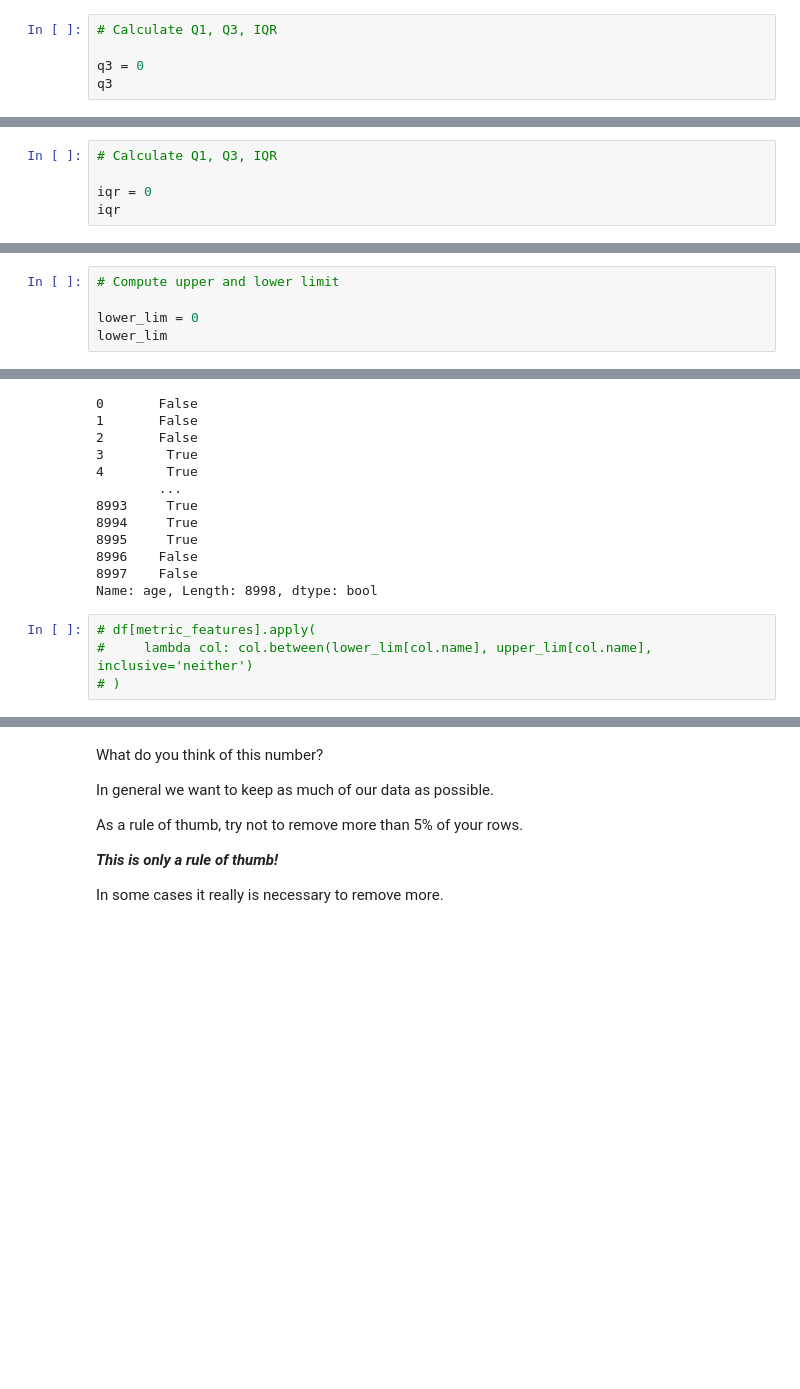
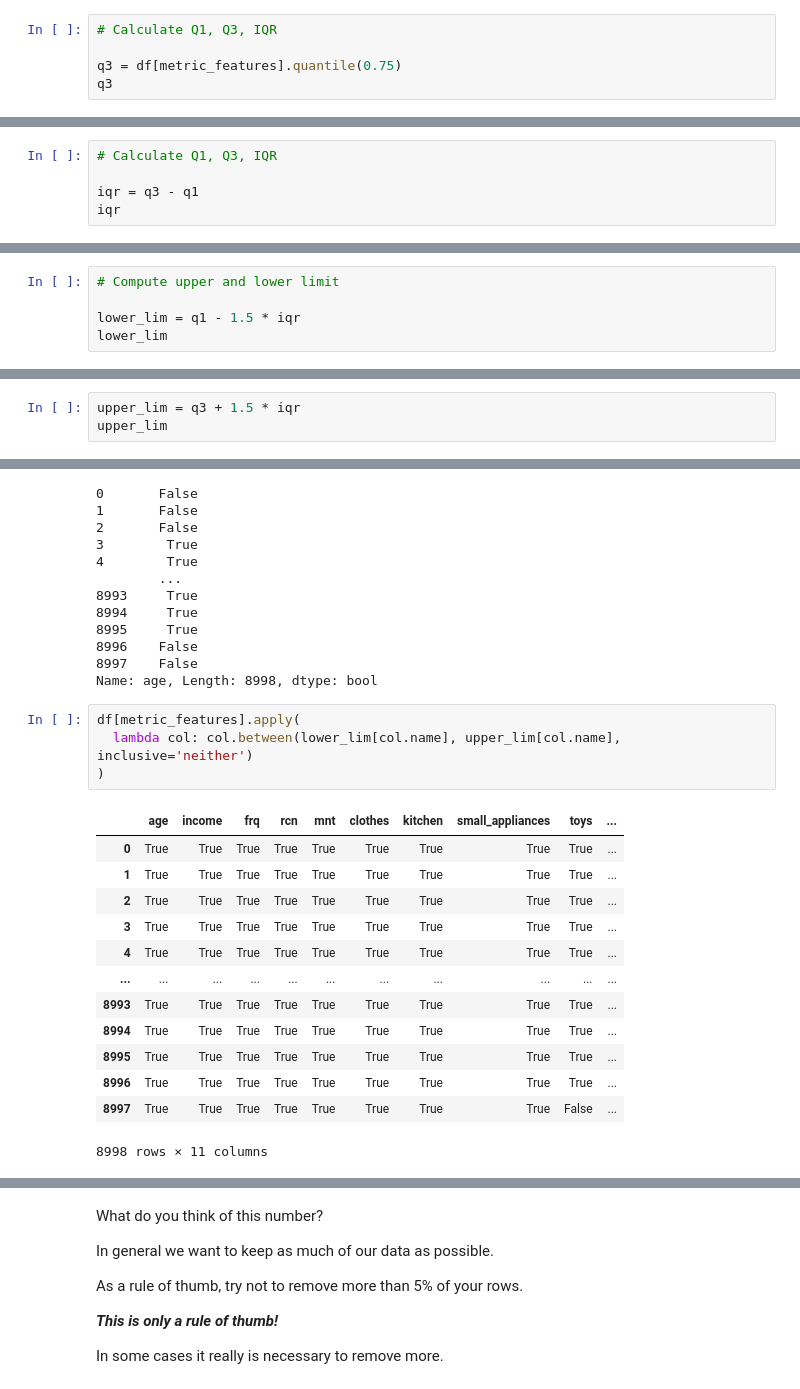
Before and after one commit to Francisco-Campos05/Data-Mining-26-27, a Jupyter notebook: notebooks/lab06_data_preprocess.ipynb, the cells around one changed output, grey strips where cells are left out. Drawn from its saved outputs; the diff is of its cells as text; blank space fills up the shorter version.

```diff
--- a/notebooks/lab06_data_preprocess.ipynb
+++ b/notebooks/lab06_data_preprocess.ipynb
@@ -471,6 +522,6 @@ q1
 # %%
 # Calculate Q1, Q3, IQR
 
-q3 = 0
+q3 = df[metric_features].quantile(0.75)
 q3
 # %% [output]
@@ -478,6 +540,6 @@ q3
 # %%
 # Calculate Q1, Q3, IQR
 
-iqr = 0
+iqr = q3 - q1
 iqr
 # %% [output]
@@ -485,6 +558,6 @@ iqr
 # %%
 # Compute upper and lower limit
 
-lower_lim = 0
+lower_lim = q1 - 1.5 * iqr
 lower_lim
 # %% [output]
@@ -496,0 +576,3 @@ upper_lim
+# %%
+upper_lim = q3 + 1.5 * iqr
+upper_lim
@@ -516,7 +611,21 @@ df["age"].between(1950, 1990, inclusive='neither')
 8997    False
 Name: age, Length: 8998, dtype: bool
 # %%
-# df[metric_features].apply(
-#     lambda col: col.between(lower_lim[col.name], upper_lim[col.name], inclusive='neither')
-# )
+df[metric_features].apply(
+  lambda col: col.between(lower_lim[col.name], upper_lim[col.name], inclusive='neither')
+)
+# %% [output]
+|  | age | income | frq | rcn | mnt | clothes | kitchen | small_appliances | toys | ... |
+| 0 | True | True | True | True | True | True | True | True | True | ... |
+| 1 | True | True | True | True | True | True | True | True | True | ... |
+| 2 | True | True | True | True | True | True | True | True | True | ... |
+| 3 | True | True | True | True | True | True | True | True | True | ... |
+| 4 | True | True | True | True | True | True | True | True | True | ... |
+| ... | ... | ... | ... | ... | ... | ... | ... | ... | ... | ... |
+| 8993 | True | True | True | True | True | True | True | True | True | ... |
+| 8994 | True | True | True | True | True | True | True | True | True | ... |
+| 8995 | True | True | True | True | True | True | True | True | True | ... |
+| 8996 | True | True | True | True | True | True | True | True | True | ... |
+| 8997 | True | True | True | True | True | True | True | True | False | ... |
+8998 rows × 11 columns
 # %%
```
Also changed, not shown: parts of 27 cells of this notebook.
